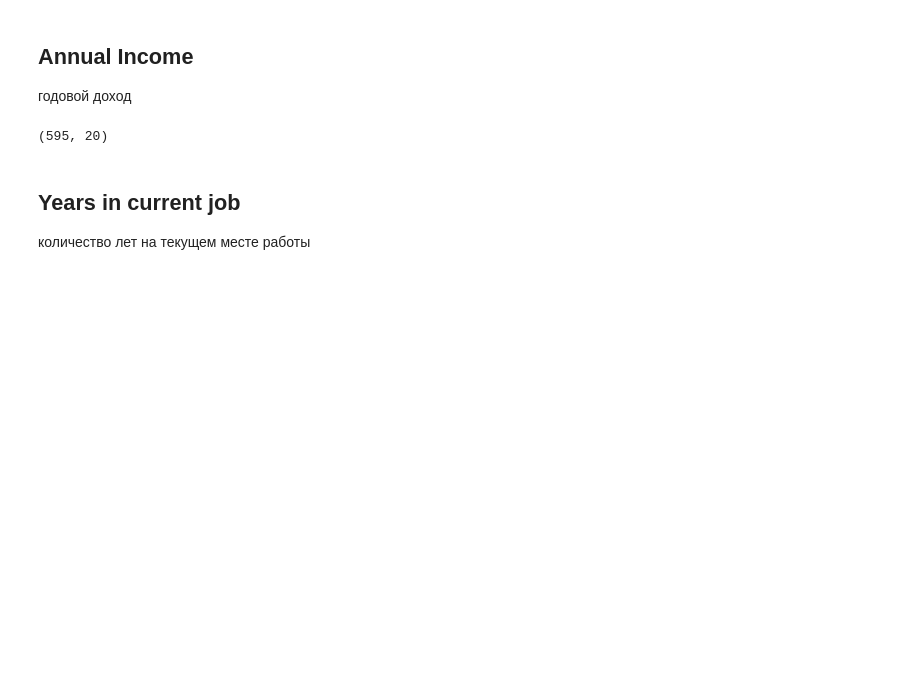
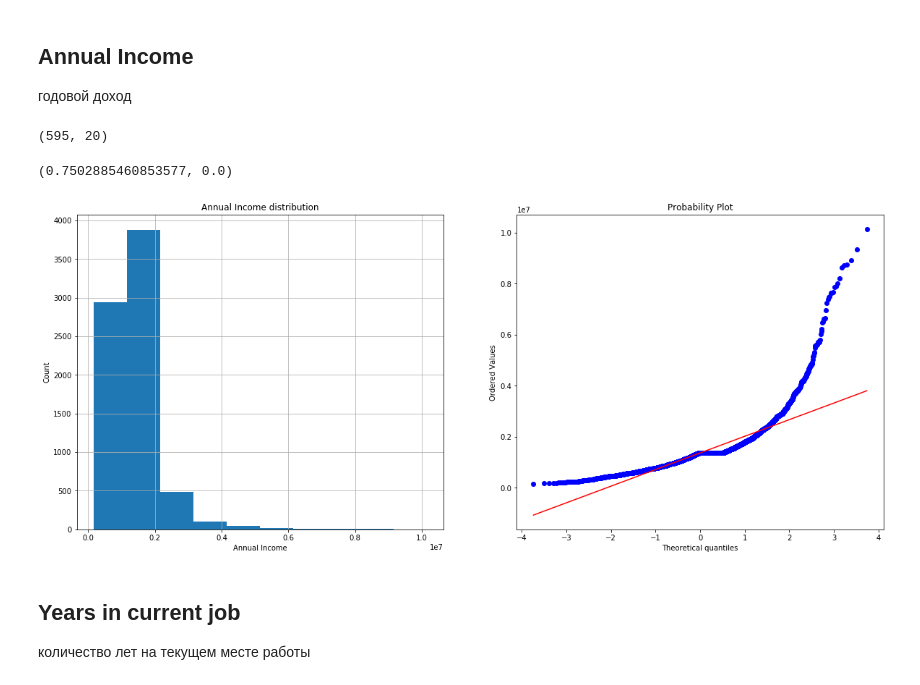
Before and after one commit to Aleksei741/Python_Lesson, a Jupyter notebook: Библиотеки Python для Data Science продолжение/course_project/AKraev_solution.ipynb, the cells around one changed output. Drawn from its saved outputs; the diff is of its cells as text; code cells hidden in the pictures; blank space fills up the shorter version.

```diff
--- a/Библиотеки Python для Data Science продолжение/course_project/AKraev_solution.ipynb
+++ b/Библиотеки Python для Data Science продолжение/course_project/AKraev_solution.ipynb
@@ -173,6 +174,24 @@ df_train.loc[(df_train['Annual Income'] > df_train['Annual Income'].quantile(.90
 df_train.loc[(df_train['Annual Income'].isnull()), ['Annual Income']] = df_train['Annual Income'].mean()
 # %%
 df_test.loc[(df_test['Annual Income'].isnull()), ['Annual Income']] = df_test['Annual Income'].mean()
+# %%
+shapiro(df_train['Annual Income'])
+# %% [output]
+(0.7502885460853577, 0.0)
+# %%
+plt.figure(figsize=(20,8))
+
+ax1 = plt.subplot(121)
+ax1.set_xlabel('Annual Income')
+ax1.set_ylabel('Count')
+ax1.set_title('Annual Income distribution')
+df_train['Annual Income'].hist()
+plt.subplot(122)
+probplot(df_train['Annual Income'],dist='norm',plot=plt)
+
+plt.show()
+# %% [output]
+[figure, added]
 # %% [markdown]
 ## Years in current job
 количество лет на текущем месте работы
```
Also changed, not shown: parts of 25 cells of this notebook.
